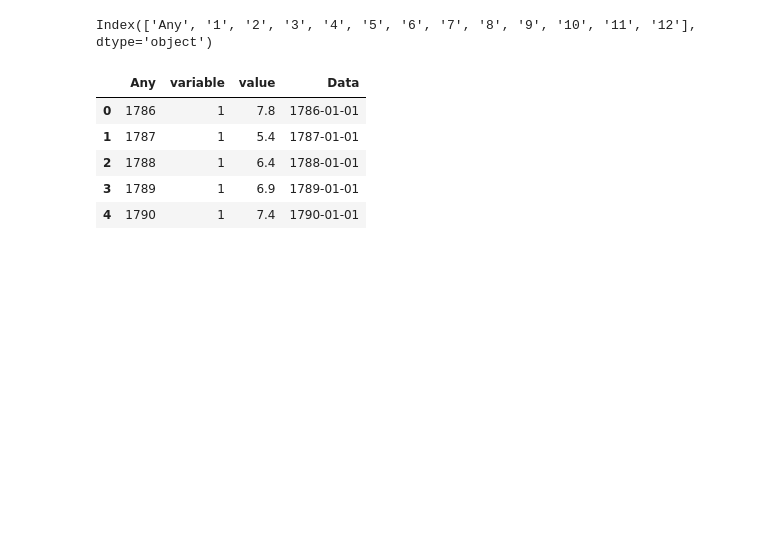
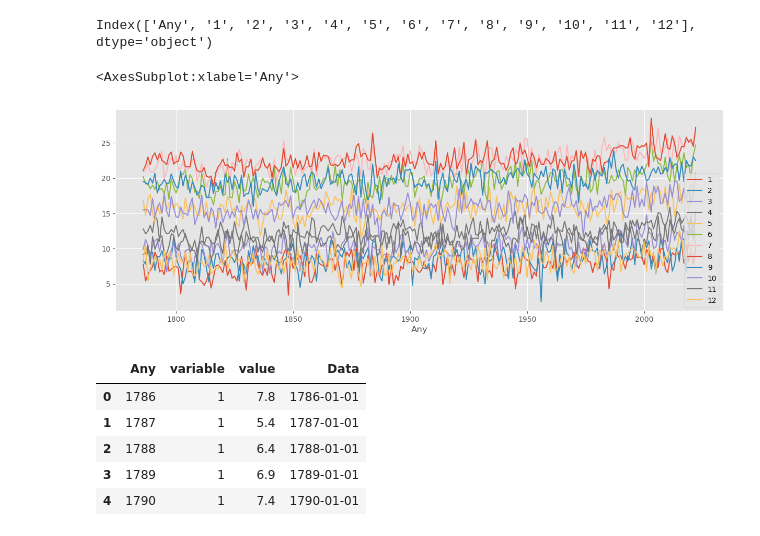
Before and after one commit to Likimeya/BCN_temp, a Jupyter notebook: temperaturas.ipynb, the cells around one changed output. Drawn from its saved outputs; the diff is of its cells as text; code cells hidden in the pictures; blank space fills up the shorter version.

```diff
--- a/temperaturas.ipynb
+++ b/temperaturas.ipynb
@@ -110,6 +110,11 @@ df.rename(columns={'Temp_Mitjana_Gener': "1",
 df.columns
 # %% [output]
 Index(['Any', '1', '2', '3', '4', '5', '6', '7', '8', '9', '10', '11', '12'], dtype='object')
+# %%
+df.plot(x= 'Any',figsize=(15, 5))
+# %% [output]
+<AxesSubplot:xlabel='Any'>
+[figure, added]
 # %%
 # Creates a pivot table dataframe
 table = df.melt(id_vars=['Any'], value_vars=['1', '2', '3', '4', '5', '6', '7',
```
Also changed, not shown: parts of 38 cells of this notebook, 3 other files.
